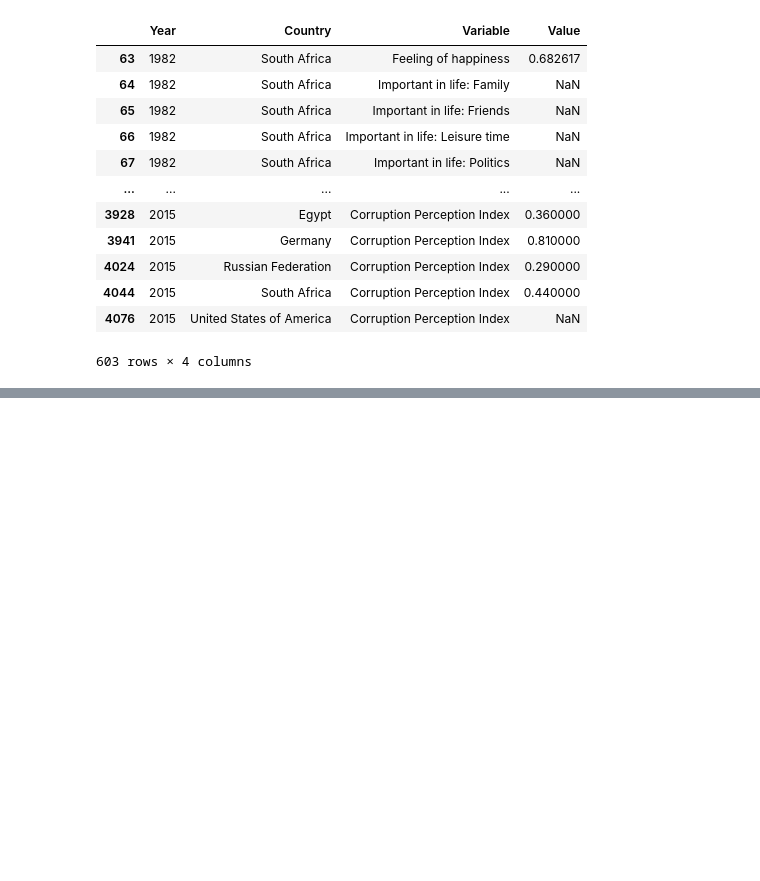
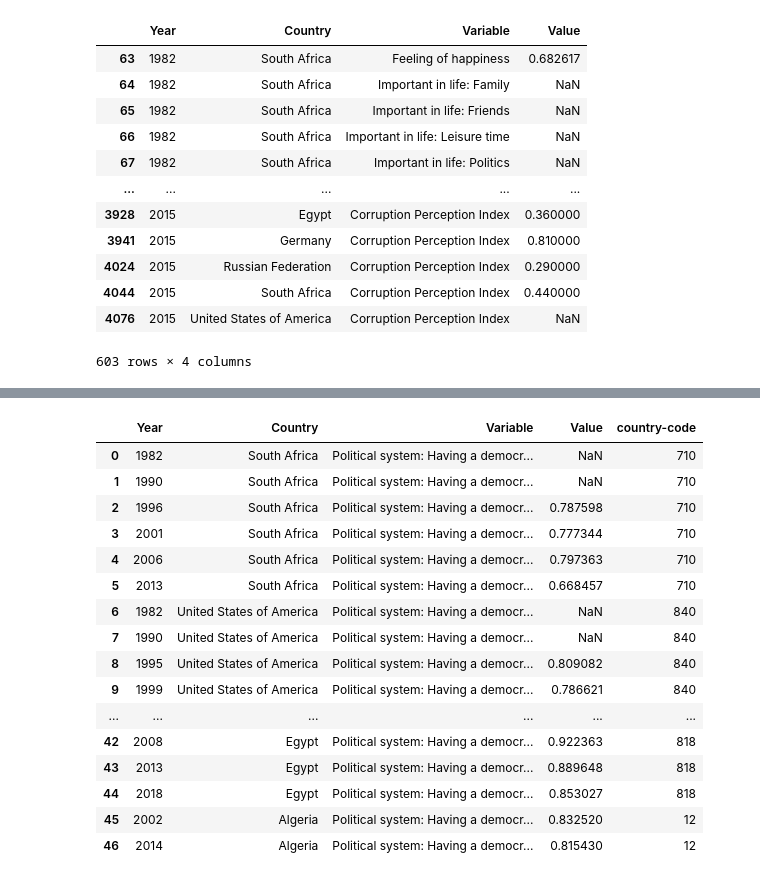
Before and after one commit to AlessiaBa/umr-data-integration-project, a Jupyter notebook: 2_integration/milestone2.ipynb, the cells around one changed output, grey strips where cells are left out. Cells and saved outputs as stored; diff of their text form; code cells hidden in the pictures; blank space fills up the shorter version.

```diff
--- a/2_integration/milestone2.ipynb
+++ b/2_integration/milestone2.ipynb
@@ -364,0 +415,22 @@ alt.Chart(source).mark_geoshape(
+# %%
+politics = wvsSummaryCC.loc[wvsSummaryCC['Variable'] == 'Political system: Having a democratic political system']
+lookupData = pd.merge(politics, countryCodes_noindex, on='Country')
+lookupData
+# %% [output]
+|  | Year | Country | Variable | Value | country-code |
+| 0 | 1982 | South Africa | Political system: Having a democr... | NaN | 710 |
+| 1 | 1990 | South Africa | Political system: Having a democr... | NaN | 710 |
+| 2 | 1996 | South Africa | Political system: Having a democr... | 0.787598 | 710 |
+| 3 | 2001 | South Africa | Political system: Having a democr... | 0.777344 | 710 |
+| 4 | 2006 | South Africa | Political system: Having a democr... | 0.797363 | 710 |
+| 5 | 2013 | South Africa | Political system: Having a democr... | 0.668457 | 710 |
+| 6 | 1982 | United States of America | Political system: Having a democr... | NaN | 840 |
+| 7 | 1990 | United States of America | Political system: Having a democr... | NaN | 840 |
+| 8 | 1995 | United States of America | Political system: Having a democr... | 0.809082 | 840 |
+| 9 | 1999 | United States of America | Political system: Having a democr... | 0.786621 | 840 |
+| ... | ... | ... | ... | ... | ... |
+| 42 | 2008 | Egypt | Political system: Having a democr... | 0.922363 | 818 |
+| 43 | 2013 | Egypt | Political system: Having a democr... | 0.889648 | 818 |
+| 44 | 2018 | Egypt | Political system: Having a democr... | 0.853027 | 818 |
+| 45 | 2002 | Algeria | Political system: Having a democr... | 0.832520 | 12 |
+| 46 | 2014 | Algeria | Political system: Having a democr... | 0.815430 | 12 |
```
Also changed, not shown: parts of 5 cells of this notebook.
